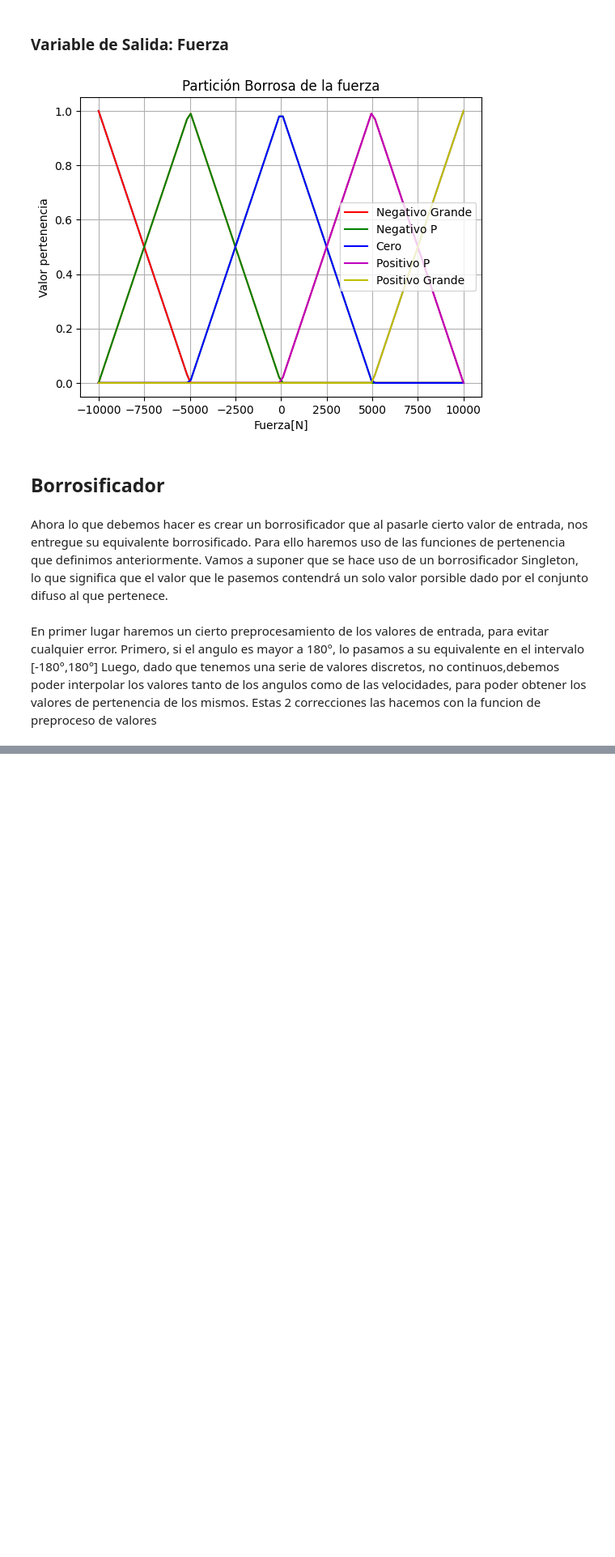
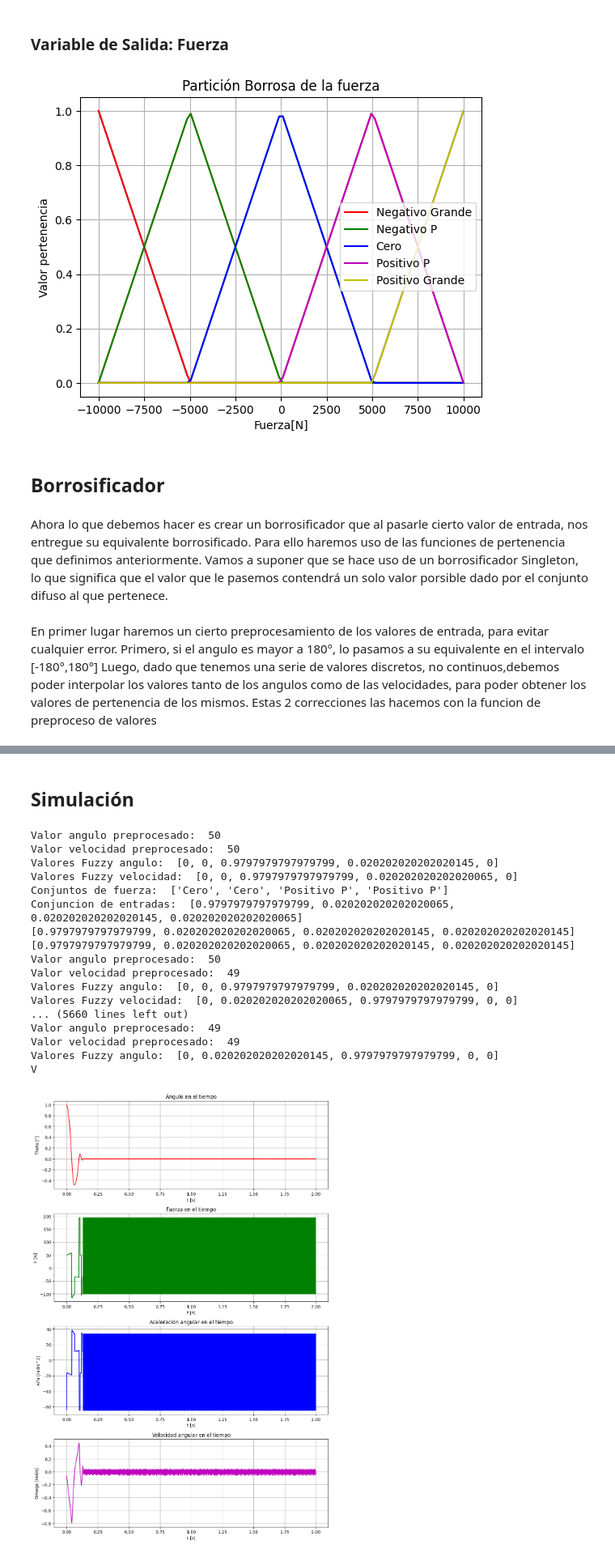
Before and after one commit to mabustillo14/IA2-2023, a Jupyter notebook: Trabajo_Practico_2/Ej3_LogicaDifusaJuani/penduloFuzzy.ipynb, the cells around one changed output, grey strips where cells are left out. Shown at 81% size. Saved outputs shown, nothing was run; the diff lists cells and outputs as text; code cells hidden in the pictures; blank space fills up the shorter version.

```diff
--- a/Trabajo_Practico_2/Ej3_LogicaDifusaJuani/penduloFuzzy.ipynb
+++ b/Trabajo_Practico_2/Ej3_LogicaDifusaJuani/penduloFuzzy.ipynb
@@ -216,0 +217,6 @@ Valores Fuzzy velocidad:  0.38383838383838376
+# %%
+def evaluarRegla(regla, conjuntoAngulo, conjuntoVelocidad):  # Función para evaluar una regla
+    if regla["angulo"] == conjuntoAngulo and regla["v"] == conjuntoVelocidad:
+        return regla["fuerza"]
+    else:
+        return None
@@ -216,0 +320,12 @@ Valores Fuzzy velocidad:  0.38383838383838376
+# %%
+def Desborrocificador(picosFuerza,salidasFuzzy):
+
+    # print(picos_resultados)
+    # print(valores_pertenencia)
+    print(salidasFuzzy)
+    mediaCentros = np.average(picosFuerza, weights=salidasFuzzy)
+    #print(f"La fuerza desborrosificada tiene un valor de {media_centros:0.3} N")
+
+    return mediaCentros
+
+Desborrocificador([-10000, -5000.0, 0.0, 5000.0, 10000.0],[0.25, 0.3, 0.7, 0.7, 0.1])
@@ -217 +339,14 @@ Valores Fuzzy velocidad:  0.38383838383838376
+# %%
+def calculaFuerza(valorAngulo,valorVelocidad):
+    #Ejecutamos la funcion de Borrosificador
+    valoresPertenenciaAngulo,valoresPertenenciaVelocidad=Borrosificador(valorAngulo,valorVelocidad)
+    #Ejecutamos la funcion de creador de pares
+    paresPertenencia,paresConjuntos=creadorDePares(valoresPertenenciaAngulo,valoresPertenenciaVelocidad)
+    #Ejecutamos la funcion de salidas difusas
+    respuestaDifusa,conjuntoRespuesta=salidasFuzzy(paresPertenencia,paresConjuntos)
+    #Ejecutamos la funcion de calculo de picos
+    picosRespuesta=calculaPicosRespuesta(conjuntoRespuesta)
+    #Ejecutamos la funcion de desborrosificador y obtenemos la fuerza
+    fuerza=Desborrocificador(picosRespuesta,respuestaDifusa)
+    return fuerza
 # %% [markdown]
@@ -278,0 +449,35 @@ simular(10, 0.0001, 45, 0, 0)
+# %% [markdown]
+## Simulación
+# %%
+delta_t = 0.001
+t_max = 2
+theta_0 = 1
+v_0 = 0
+a_0 = 0
+
+y, x, acel_angulares, vel_angulares, fuerzas= simular(t_max = t_max,
+                                             delta_t = delta_t,
+                                             theta_0 = theta_0,
+                                             v_0 = v_0,
+                                             a_0 = a_0)
+
+graficar(x, y, acel_angulares, vel_angulares, fuerzas)
+# %% [output]
+Valor angulo preprocesado:  50
+Valor velocidad preprocesado:  50
+Valores Fuzzy angulo:  [0, 0, 0.9797979797979799, 0.020202020202020145, 0]
+Valores Fuzzy velocidad:  [0, 0, 0.9797979797979799, 0.020202020202020065, 0]
+Conjuntos de fuerza:  ['Cero', 'Cero', 'Positivo P', 'Positivo P']
+Conjuncion de entradas:  [0.9797979797979799, 0.020202020202020065, 0.020202020202020145, 0.020202020202020065]
+[0.9797979797979799, 0.020202020202020065, 0.020202020202020145, 0.020202020202020145]
+[0.9797979797979799, 0.020202020202020065, 0.020202020202020145, 0.020202020202020145]
+Valor angulo preprocesado:  50
+Valor velocidad preprocesado:  49
+Valores Fuzzy angulo:  [0, 0, 0.9797979797979799, 0.020202020202020145, 0]
+Valores Fuzzy velocidad:  [0, 0.020202020202020065, 0.9797979797979799, 0, 0]
+... (5660 lines left out)
+Valor angulo preprocesado:  49
+Valor velocidad preprocesado:  49
+Valores Fuzzy angulo:  [0, 0.020202020202020145, 0.9797979797979799, 0, 0]
+V
+[figure, added]
```
Also changed, not shown: parts of 26 cells of this notebook, 1 other file.
